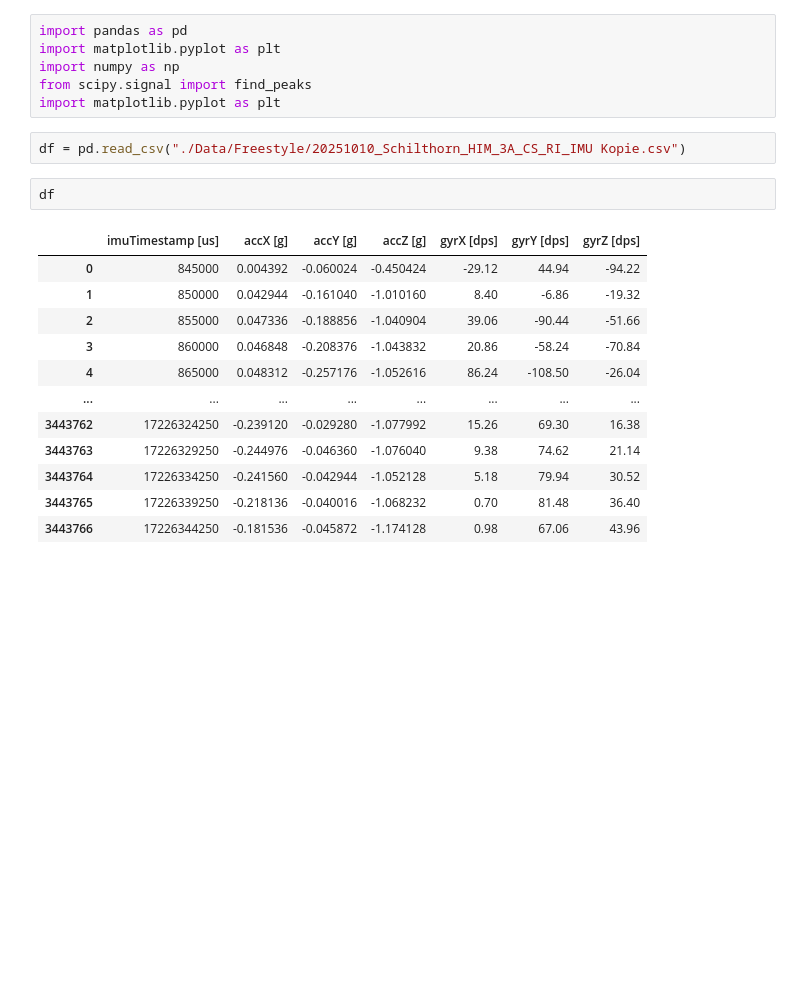
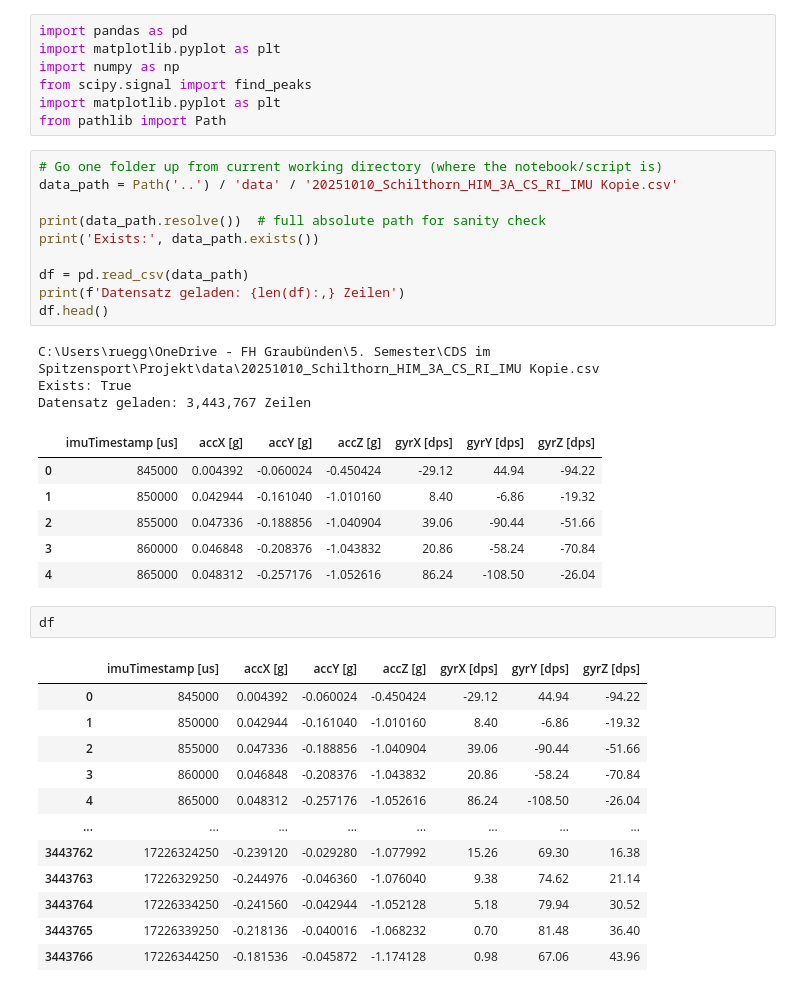
Before and after one commit to simonjruegg/CDS_Sport_Projekt, a Jupyter notebook: Ski_Freestyle.ipynb, the cells around one changed output. Cells and saved outputs as stored; diff of their text form; blank space fills up the shorter version.

```diff
--- a/Ski_Freestyle.ipynb
+++ b/Ski_Freestyle.ipynb
@@ -4,8 +4,27 @@ import matplotlib.pyplot as plt
 import numpy as np
 from scipy.signal import find_peaks
 import matplotlib.pyplot as plt
+from pathlib import Path
 # %%
-df = pd.read_csv("./Data/Freestyle/20251010_Schilthorn_HIM_3A_CS_RI_IMU Kopie.csv")
+# Go one folder up from current working directory (where the notebook/script is)
+data_path = Path('..') / 'data' / '20251010_Schilthorn_HIM_3A_CS_RI_IMU Kopie.csv'
+
+print(data_path.resolve())  # full absolute path for sanity check
+print('Exists:', data_path.exists())
+
+df = pd.read_csv(data_path)
+print(f'Datensatz geladen: {len(df):,} Zeilen')
+df.head()
+# %% [output]
+C:\Users\ruegg\OneDrive - FH Graubünden\5. Semester\CDS im Spitzensport\Projekt\data\20251010_Schilthorn_HIM_3A_CS_RI_IMU Kopie.csv
+Exists: True
+Datensatz geladen: 3,443,767 Zeilen
+|  | imuTimestamp [us] | accX [g] | accY [g] | accZ [g] | gyrX [dps] | gyrY [dps] | gyrZ [dps] |
+| 0 | 845000 | 0.004392 | -0.060024 | -0.450424 | -29.12 | 44.94 | -94.22 |
+| 1 | 850000 | 0.042944 | -0.161040 | -1.010160 | 8.40 | -6.86 | -19.32 |
+| 2 | 855000 | 0.047336 | -0.188856 | -1.040904 | 39.06 | -90.44 | -51.66 |
+| 3 | 860000 | 0.046848 | -0.208376 | -1.043832 | 20.86 | -58.24 | -70.84 |
+| 4 | 865000 | 0.048312 | -0.257176 | -1.052616 | 86.24 | -108.50 | -26.04 |
 # %%
 df
 # %% [output]
```
Also changed, not shown: 3 other files.
